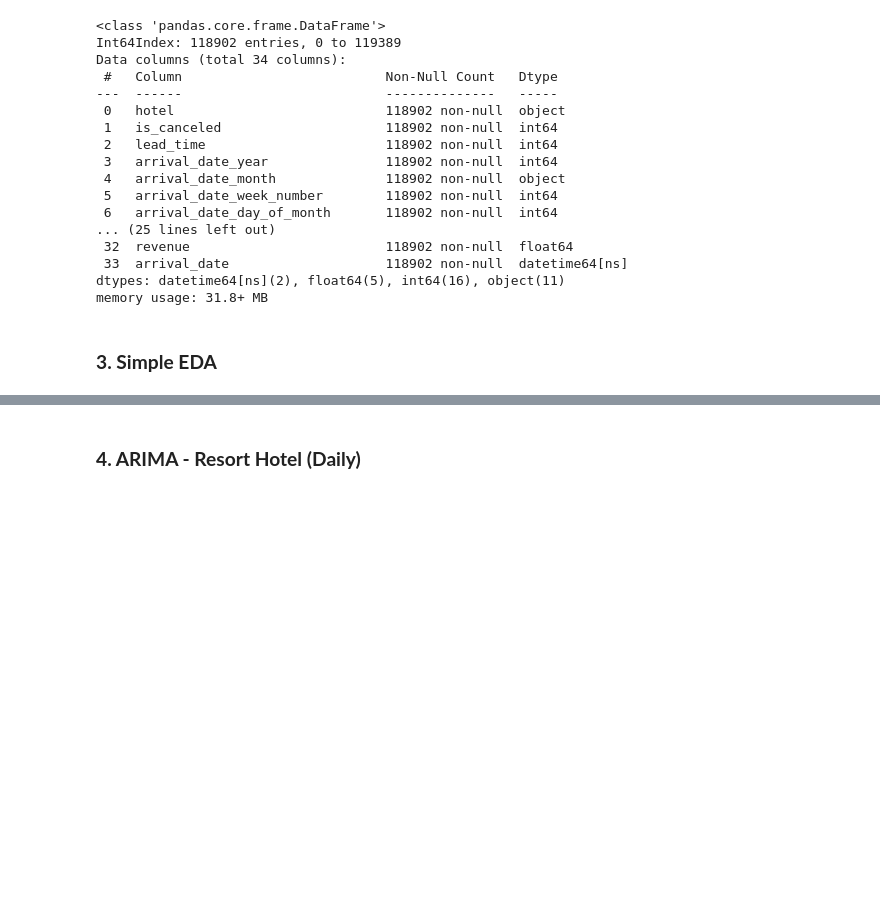
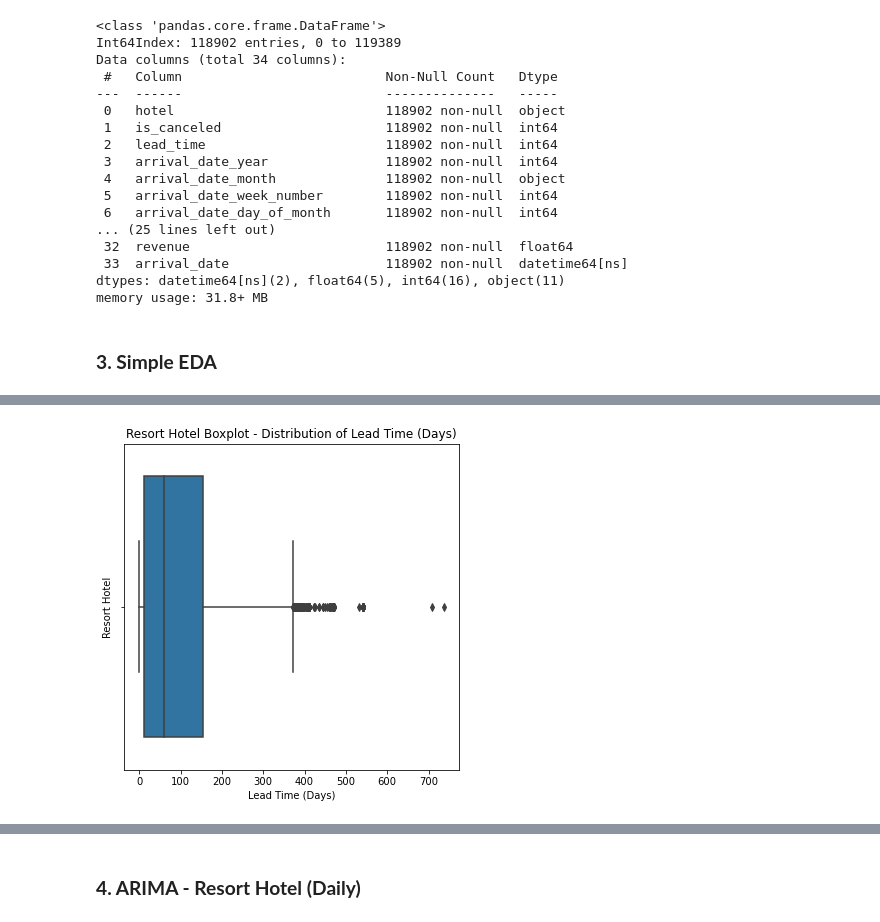
Before and after one commit to technocrat13/project_hospitality, a Jupyter notebook: Project - Upper Funnel - Time Series Forecasting for Revenue.ipynb, the cells around one changed output, grey strips where cells are left out. Saved outputs shown, nothing was run; the diff lists cells and outputs as text; code cells hidden in the pictures; blank space fills up the shorter version.

```diff
--- a/Project - Upper Funnel - Time Series Forecasting for Revenue.ipynb
+++ b/Project - Upper Funnel - Time Series Forecasting for Revenue.ipynb
@@ -127,0 +146,16 @@ memory usage: 31.8+ MB
+# %%
+# Resort Hotel
+
+fig, ax = plt.subplots(figsize=(6, 6))
+
+sns.color_palette("viridis", as_cmap=True)
+sns.boxplot(x=df_cleaned[df_cleaned['hotel']=='Resort Hotel']['lead_time'])
+
+ax.set_title('Resort Hotel Boxplot - Distribution of Lead Time (Days)')
+ax.set_xlabel('Lead Time (Days)')
+ax.set_ylabel('Resort Hotel')
+
+
+plt.show()
+# %% [output]
+[figure, added]
```
Also changed, not shown: parts of 28 cells of this notebook.
